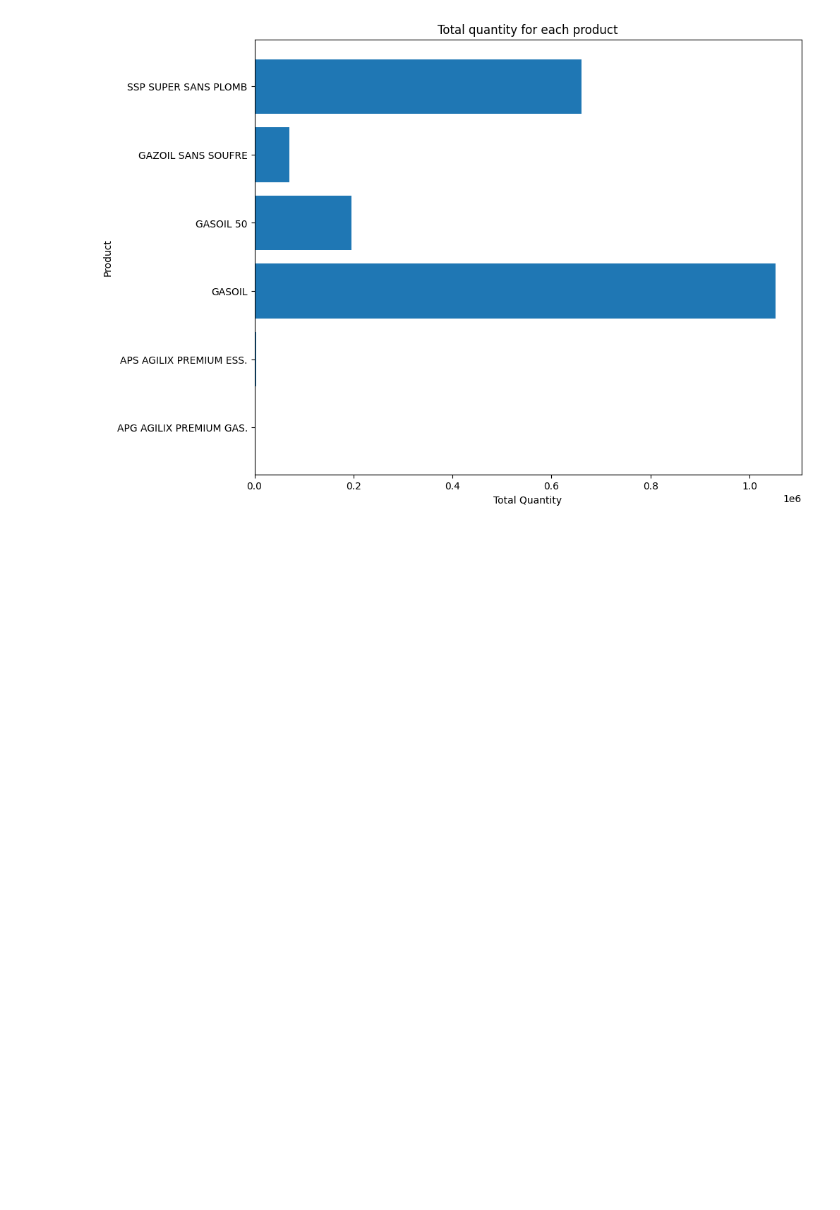
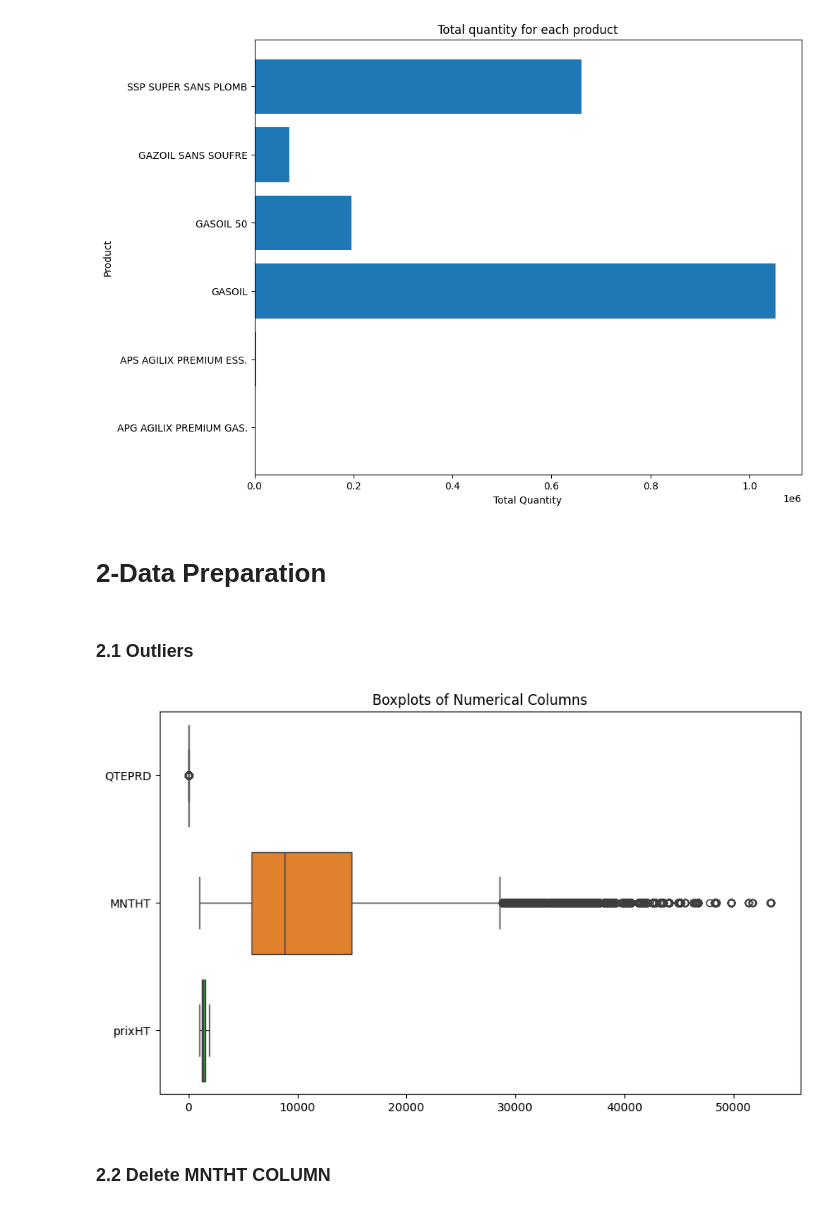
Before and after one commit to MedAzizBouzid/AGIL-ENERGY-Forecast-system, a Jupyter notebook: notebooks/vente_car.ipynb, the cells around one changed output. Saved outputs shown, nothing was run; the diff lists cells and outputs as text; code cells hidden in the pictures; blank space fills up the shorter version.

```diff
--- a/notebooks/vente_car.ipynb
+++ b/notebooks/vente_car.ipynb
@@ -289,3 +289,21 @@ plt.title('Total quantity for each product')
 plt.show()
 # %% [output]
 [figure]
+# %% [markdown]
+# 2-Data Preparation
+# %% [markdown]
+### 2.1 Outliers
+# %%
+import seaborn as sns
+
+
+numerical_columns = df.select_dtypes(include=['float64']).columns
+# Create a boxplot for all numerical columns on the same graph
+plt.figure(figsize=(10, 6))  # Adjust size if needed
+sns.boxplot(data=df[numerical_columns], orient='h')
+plt.title('Boxplots of Numerical Columns')
+plt.show()
+# %% [output]
+[figure, added]
+# %% [markdown]
+### 2.2 Delete MNTHT COLUMN
```
Also changed, not shown: parts of 60 cells of this notebook, 4 other files.
